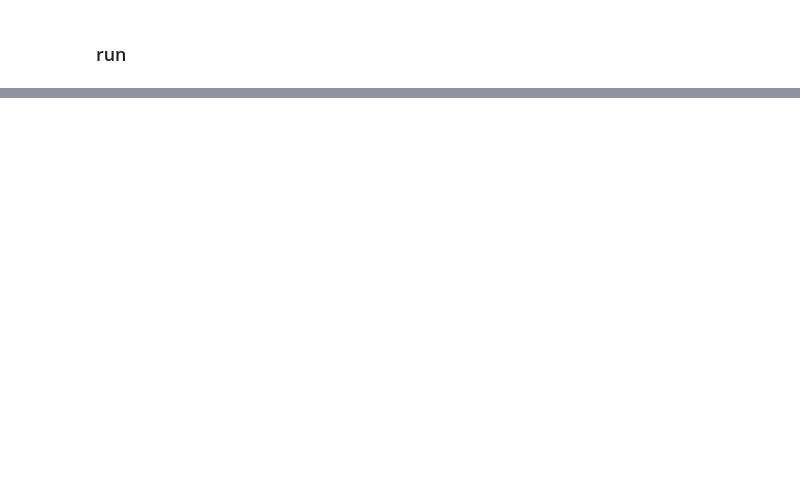
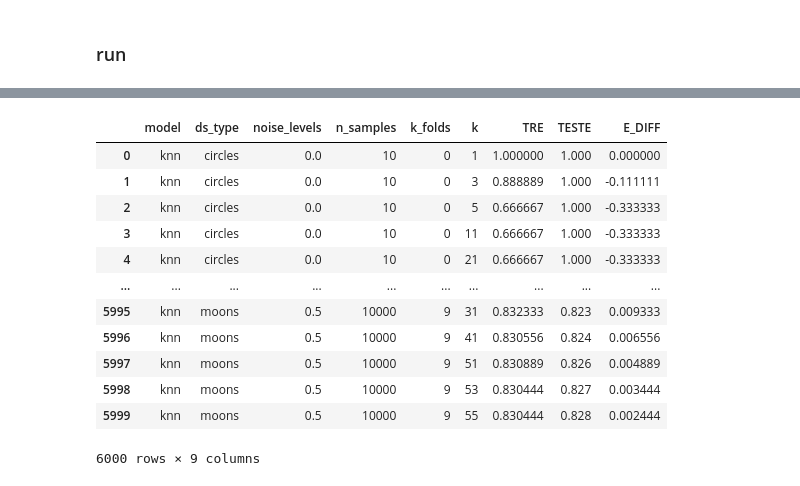
Before and after one commit to matanbenyona/tcds20-mata-ben-yona, a Jupyter notebook: Modeling Exercise.ipynb, the cells around one changed output, grey strips where cells are left out. Cells and saved outputs as stored; diff of their text form; code cells hidden in the pictures; blank space fills up the shorter version.

```diff
--- a/Modeling Exercise.ipynb
+++ b/Modeling Exercise.ipynb
@@ -384,36 +280,0 @@ knn_df.to_csv('knn.csv')
-# %%
-from sklearn.model_selection import KFold,cross_val_score, StratifiedKFold,cross_validate
-
-def split_full_dataset(full_dataset,data_type,noise,n_samples):
-    ds =full_dataset.query('datasets_type==@data_type and noise_levels==@noise').head(n_samples)
-    return ds
-
-def log_reg_model(regularization_value):
-    log_reg = LogisticRegression(penalty='l2', C=regularization_value)
-     return log_reg
-
-def knn_model(k, x_train):
-    knn = KNeighborsClassifier(n_neighbors=k)
-    return knn
-
-
-def CVM_model(gamma):
-    svm_clf = svm.SVC(kernel='rdf', gamma=gamma) # kernels availble: 'linear', 'poly', 'rbf'
-    return svm_clf
-
-
-def RandomForest_model(min_samples_split):
-    clf = RandomForestClassifier(min_samples_split=min_samples_split)
-     return clf
-
-def train_test_split_and_ran_the_model(dataset,model_object,k_folds):
-
-    X,Y = dataset[['x','y']].values,dataset['label'].values
-    kf=KFold(n_splits=k_folds)
-    kf_StrStratified(n_splits=k_folds)
-    score=cross_val_score(model_object,label=X,Y,cv=kf)
-    cross_val=cross_validate(model_object,label=X,Y,cv=kf,return_train_score=True,return_estimator=True)
-    print("Cross Validation Scores are {}".format(score))
-    print("Average Cross Validation score :{}".format(score.mean()))
-    print("STD of Cross Validation score :{}".format(score.std()))
-    return kf, kf_StrStratified,cross_val)
@@ -419,0 +354,17 @@ def train_test_split_and_ran_the_model(dataset,model_object,k_folds):
+# %%
+log_reg_df
+knn_df
+# %% [output]
+|  | model | ds_type | noise_levels | n_samples | k_folds | k | TRE | TESTE | E_DIFF |
+| 0 | knn | circles | 0.0 | 10 | 0 | 1 | 1.000000 | 1.000 | 0.000000 |
+| 1 | knn | circles | 0.0 | 10 | 0 | 3 | 0.888889 | 1.000 | -0.111111 |
+| 2 | knn | circles | 0.0 | 10 | 0 | 5 | 0.666667 | 1.000 | -0.333333 |
+| 3 | knn | circles | 0.0 | 10 | 0 | 11 | 0.666667 | 1.000 | -0.333333 |
+| 4 | knn | circles | 0.0 | 10 | 0 | 21 | 0.666667 | 1.000 | -0.333333 |
+| ... | ... | ... | ... | ... | ... | ... | ... | ... | ... |
+| 5995 | knn | moons | 0.5 | 10000 | 9 | 31 | 0.832333 | 0.823 | 0.009333 |
+| 5996 | knn | moons | 0.5 | 10000 | 9 | 41 | 0.830556 | 0.824 | 0.006556 |
+| 5997 | knn | moons | 0.5 | 10000 | 9 | 51 | 0.830889 | 0.826 | 0.004889 |
+| 5998 | knn | moons | 0.5 | 10000 | 9 | 53 | 0.830444 | 0.827 | 0.003444 |
+| 5999 | knn | moons | 0.5 | 10000 | 9 | 55 | 0.830444 | 0.828 | 0.002444 |
+6000 rows × 9 columns
```
Also changed, not shown: parts of 27 cells of this notebook, 6 other files.
